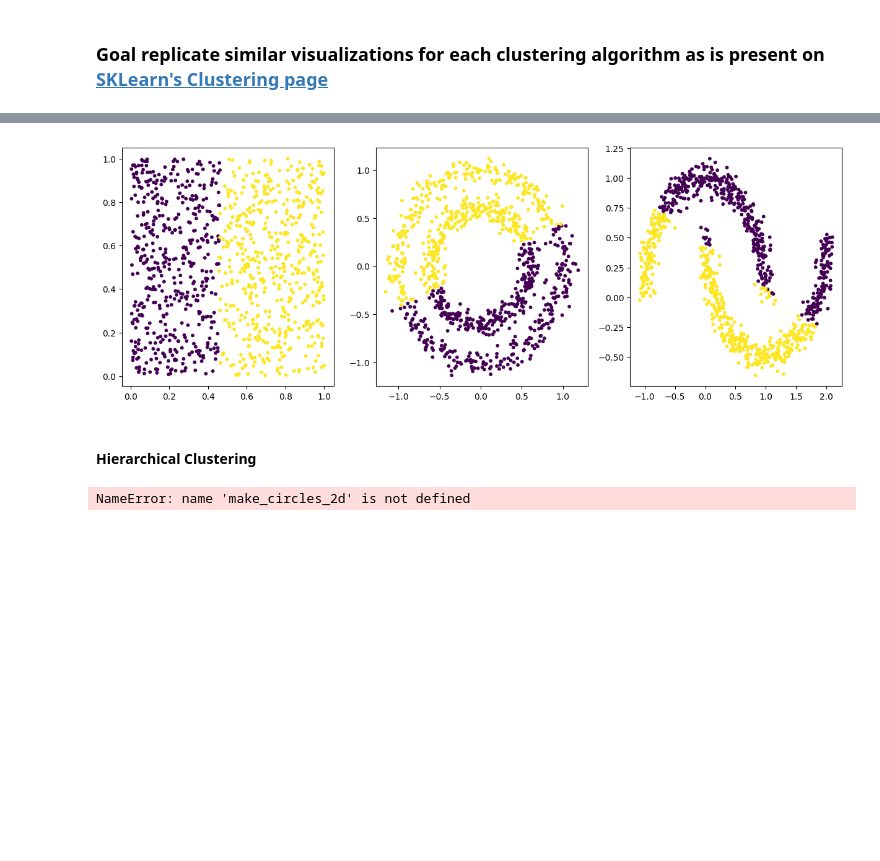
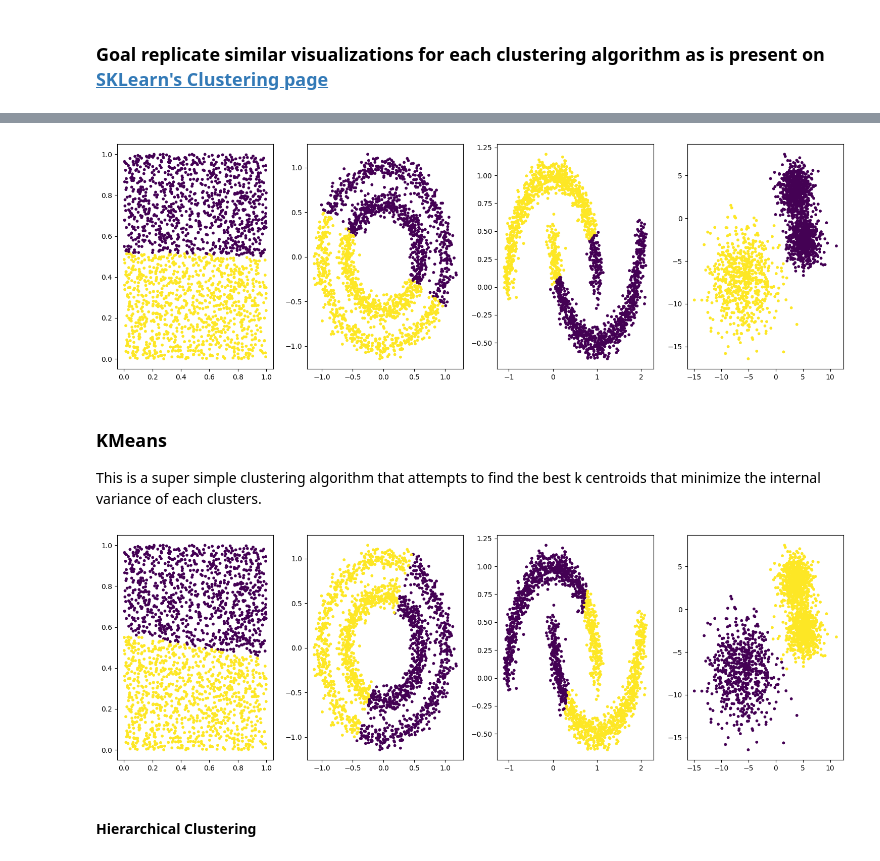
Before and after one commit to jhrudden/ML-Mono, a Jupyter notebook: notebooks/Clustering.ipynb, the cells around one changed output, grey strips where cells are left out. Saved outputs shown, nothing was run; the diff lists cells and outputs as text; code cells hidden in the pictures; blank space fills up the shorter version.

Commit message:
cleanup GMM and add KMeans to notebook

```diff
--- a/notebooks/Clustering.ipynb
+++ b/notebooks/Clustering.ipynb
@@ -53,6 +63,7 @@ plt.show()
 # %%
 model = GaussianMixture(n_components=2)
-fig, axes = plt.subplots(1, 3, figsize=(15, 5))
+fig, axes = plt.subplots(1, n_datasets, figsize=(15, 5))
+axes = axes.flatten()
 for i, (name, dataset) in enumerate(datasets.items()):
     data = dataset['data']
     labels = dataset['labels']
@@ -61,8 +72,32 @@ for i, (name, dataset) in enumerate(datasets.items()):
     pred_labels = model.fit_predict(data)
     pred_labels = model.predict(data)
     axes[i].scatter(data[:, 0], data[:, 1], c=pred_labels, s=10)
+
+plt.tight_layout()
+plt.show()
 # %% [output]
-[figure, old version]
+[figure, new version]
+# %% [markdown]
+### KMeans
+
+This is a super simple clustering algorithm that attempts to find the best k centroids that minimize the internal variance of each clusters.
+# %%
+model = KMeans(n_clusters=2)
+fig, axes = plt.subplots(1, n_datasets, figsize=(15, 5))
+axes = axes.flatten()
+for i, (name, dataset) in enumerate(datasets.items()):
+    data = dataset['data']
+    labels = dataset['labels']
+    if labels is None:
+        labels = np.zeros(n_samples)
+    pred_labels = model.fit_predict(data)
+    pred_labels = model.predict(data)
+    axes[i].scatter(data[:, 0], data[:, 1], c=pred_labels, s=10)
+
+plt.tight_layout()
+plt.show()
+# %% [output]
+[figure, added]
 # %% [markdown]
 #### Hierarchical Clustering
 # %%
@@ -81,10 +116,3 @@ assert K <= 10, "K must be less than 10"
 # plt.legend()
 # plt.title(f"Hierarchical Clustering with {K} clusters")
 # plt.show()
-# %%
-X, y = make_circles_2d(1000, noise=0.07, factor=0.6, random_state=0)
-plt.title(f"Dataset with 2 cluster (uses KMeans)")
-plt.scatter(X[:,0], X[:,1], c=y, cmap='viridis', alpha=0.65, s=20)
-plt.show()
-# %% [output]
-NameError: name 'make_circles_2d' is not defined
```
Also changed, not shown: parts of 7 cells of this notebook.
